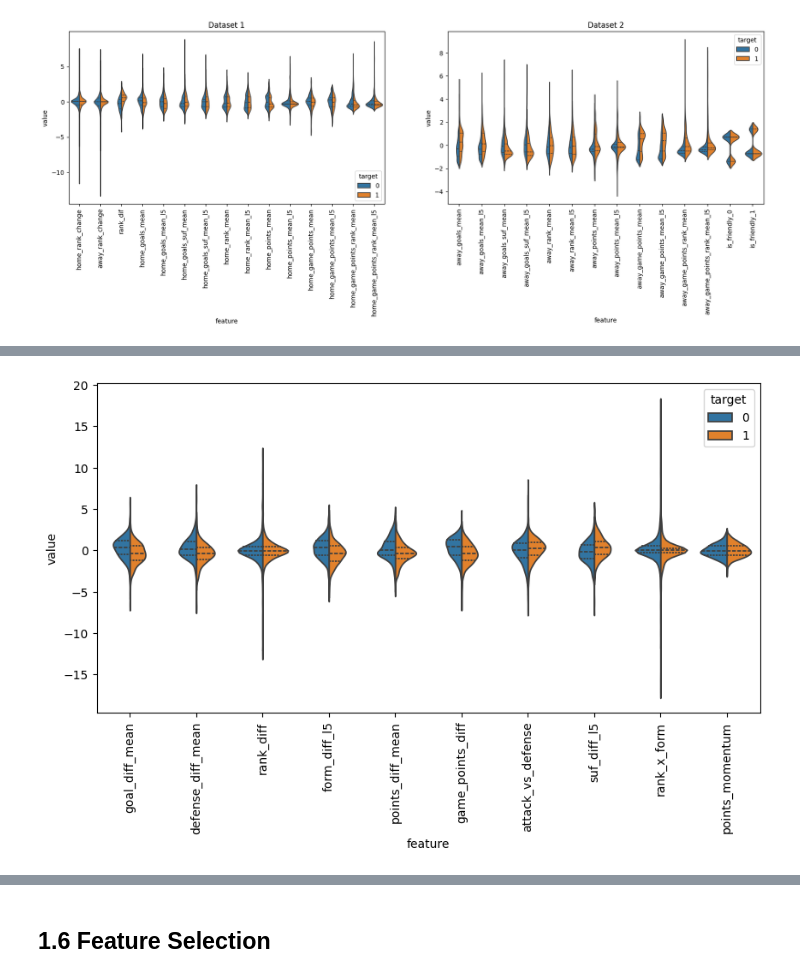
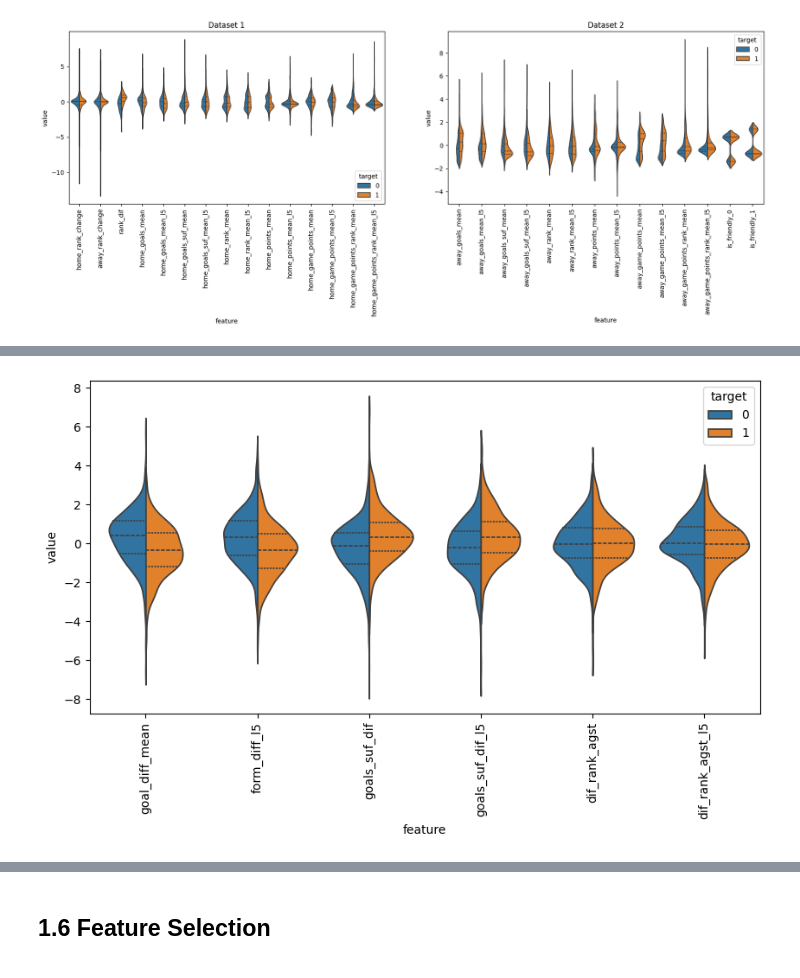
Before and after one commit to aimeele97/2026worldcup_match_outcome_prediction, a Jupyter notebook: fifa_prediction.ipynb, the cells around one changed output, grey strips where cells are left out. Drawn from its saved outputs; the diff is of its cells as text; code cells hidden in the pictures.

```diff
--- a/fifa_prediction.ipynb
+++ b/fifa_prediction.ipynb
@@ -507,28 +517,17 @@ The above features do not seperate target classes very well, try to create diffe
 # %%
-# Create 10 new features by combining and transforming the available features
 df = scaled_df.copy()
 df["goal_diff_mean"]     = df["home_goals_mean"] - df["away_goals_mean"]
-df["defense_diff_mean"]  = df["away_goals_suf_mean"] - df["home_goals_suf_mean"]
-df["rank_diff"]          = df["away_rank_change"] - df["home_rank_change"]
 df["form_diff_l5"]       = df["home_goals_mean_l5"] - df["away_goals_mean_l5"]
-df["points_diff_mean"]   = df["home_points_mean"] - df["away_points_mean"]
-df["game_points_diff"]   = df["home_game_points_mean"] - df["away_game_points_mean"]
-df["attack_vs_defense"]  = df["home_goals_mean"] - df["away_goals_suf_mean"]
-df["suf_diff_l5"]        = df["home_goals_suf_mean_l5"] - df["away_goals_suf_mean_l5"]
-df["rank_x_form"]        = df["rank_diff"] * df["form_diff_l5"]
-df["points_momentum"]    = df["home_game_points_mean_l5"] - df["home_game_points_mean"]
+df["goals_suf_dif"] = df["home_goals_suf_mean"] - df["away_goals_suf_mean"]
+df["goals_suf_dif_l5"] = df["home_goals_suf_mean_l5"] - df["away_goals_suf_mean_l5"]
+df["dif_rank_agst"] = df["home_rank_mean"] - df["away_rank_mean"]
+df["dif_rank_agst_l5"] = df["home_rank_mean_l5"] - df["away_rank_mean_l5"]
 
-new_features = [
-    "goal_diff_mean", "defense_diff_mean", "rank_diff",
-    "form_diff_l5", "points_diff_mean", "game_points_diff",
-    "attack_vs_defense", "suf_diff_l5", "rank_x_form", "points_momentum"
-]
+violin3 = df[df.columns[-7:]]
+melted_df3 = pd.melt(violin3, id_vars=['target'], var_name='feature', value_name='value')
+plt.figure(figsize=(10,5))
+sns.violinplot(x="feature", y="value", hue="target", data=melted_df3, split=True, inner="quart")
+plt.xticks(rotation=90)
+plt.show()
+# %% [output]
+[figure, added]
-# %%
-violin3 = df[df.columns[-11:]]
-melted_df3 = pd.melt(violin3, id_vars=['target'], var_name='feature', value_name='value')
-plt.figure(figsize=(10,5))
-sns.violinplot(x="feature", y="value", hue="target", data=melted_df3, split=True, inner="quart")
-plt.xticks(rotation=90)
-plt.show()
-# %% [output]
-[figure, removed]
```
Also changed, not shown: parts of 16 cells of this notebook.
